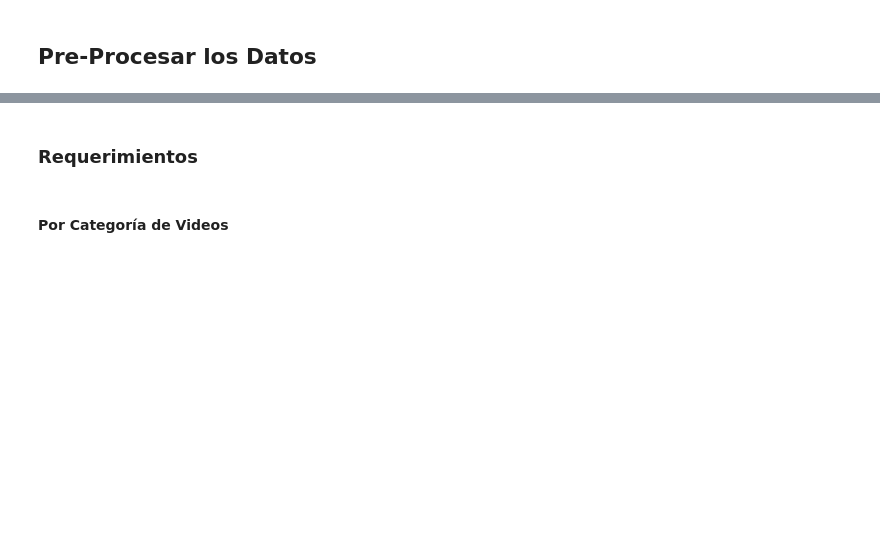
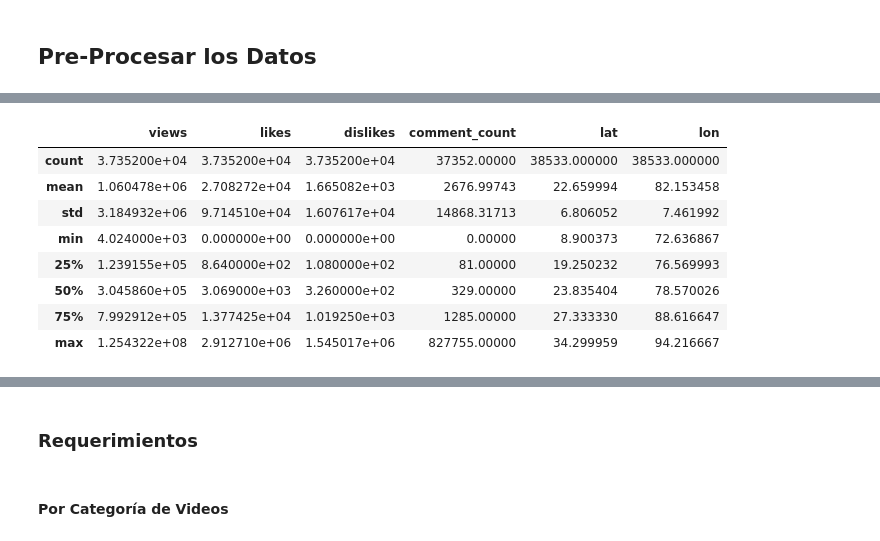
Before and after one commit to Adm-Info/EB-2022-1-CC50, a Jupyter notebook: code/EB-2022-1-CC50.ipynb, the cells around one changed output, grey strips where cells are left out. Saved outputs shown, nothing was run; the diff lists cells and outputs as text; code cells hidden in the pictures; blank space fills up the shorter version.

```diff
--- a/code/EB-2022-1-CC50.ipynb
+++ b/code/EB-2022-1-CC50.ipynb
@@ -147,0 +173,12 @@ memory usage: 5.4+ MB
+# %%
+data.describe()
+# %% [output]
+|  | views | likes | dislikes | comment_count | lat | lon |
+| count | 3.735200e+04 | 3.735200e+04 | 3.735200e+04 | 37352.00000 | 38533.000000 | 38533.000000 |
+| mean | 1.060478e+06 | 2.708272e+04 | 1.665082e+03 | 2676.99743 | 22.659994 | 82.153458 |
+| std | 3.184932e+06 | 9.714510e+04 | 1.607617e+04 | 14868.31713 | 6.806052 | 7.461992 |
+| min | 4.024000e+03 | 0.000000e+00 | 0.000000e+00 | 0.00000 | 8.900373 | 72.636867 |
+| 25% | 1.239155e+05 | 8.640000e+02 | 1.080000e+02 | 81.00000 | 19.250232 | 76.569993 |
+| 50% | 3.045860e+05 | 3.069000e+03 | 3.260000e+02 | 329.00000 | 23.835404 | 78.570026 |
+| 75% | 7.992912e+05 | 1.377425e+04 | 1.019250e+03 | 1285.00000 | 27.333330 | 88.616647 |
+| max | 1.254322e+08 | 2.912710e+06 | 1.545017e+06 | 827755.00000 | 34.299959 | 94.216667 |
```
Also changed, not shown: parts of 11 cells of this notebook.
